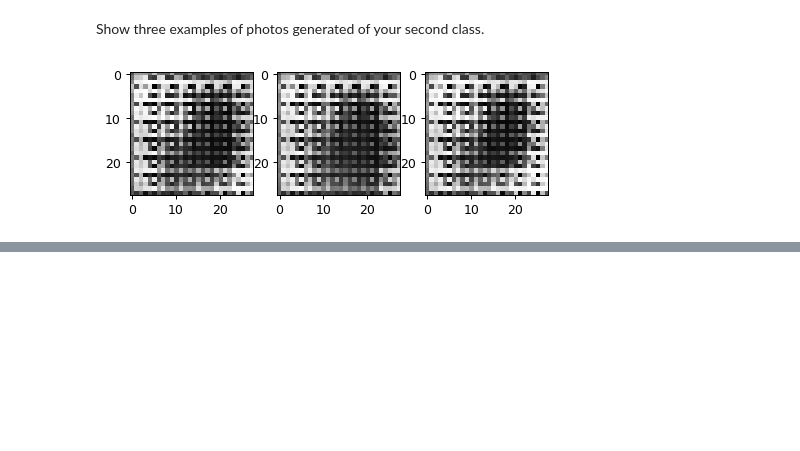
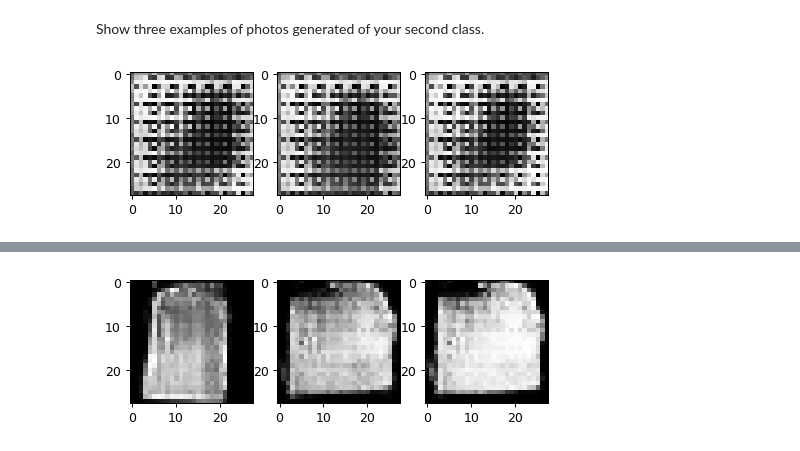
Before and after one commit to Mestrace/EECS600-deep-learning, a Jupyter notebook: Assignment/3/EECS600_HW3.ipynb, the cells around one changed output, grey strips where cells are left out. Cells and saved outputs as stored; diff of their text form; code cells hidden in the pictures; blank space fills up the shorter version.

```diff
--- a/Assignment/3/EECS600_HW3.ipynb
+++ b/Assignment/3/EECS600_HW3.ipynb
@@ -524,0 +595,12 @@ for i in range(3):
+# %%
+noise = tf.random_normal(shape=(3, 100))
+cls = tf.one_hot(tf.fill((3,), class_1_label), 10)
+three_samples_1 = tf.reshape(dcgan_full.G([noise, cls]), (-1, 28, 28))
+three_samples_1 = (three_samples_1 + 1) * 127.5
+# %%
+fig, axs = plt.subplots(1, 3, dpi=90)
+
+for i in range(3):
+    axs[i].imshow(three_samples_1[i], cmap="gray")
+# %% [output]
+[figure, added]
```
Also changed, not shown: parts of 10 cells of this notebook.
